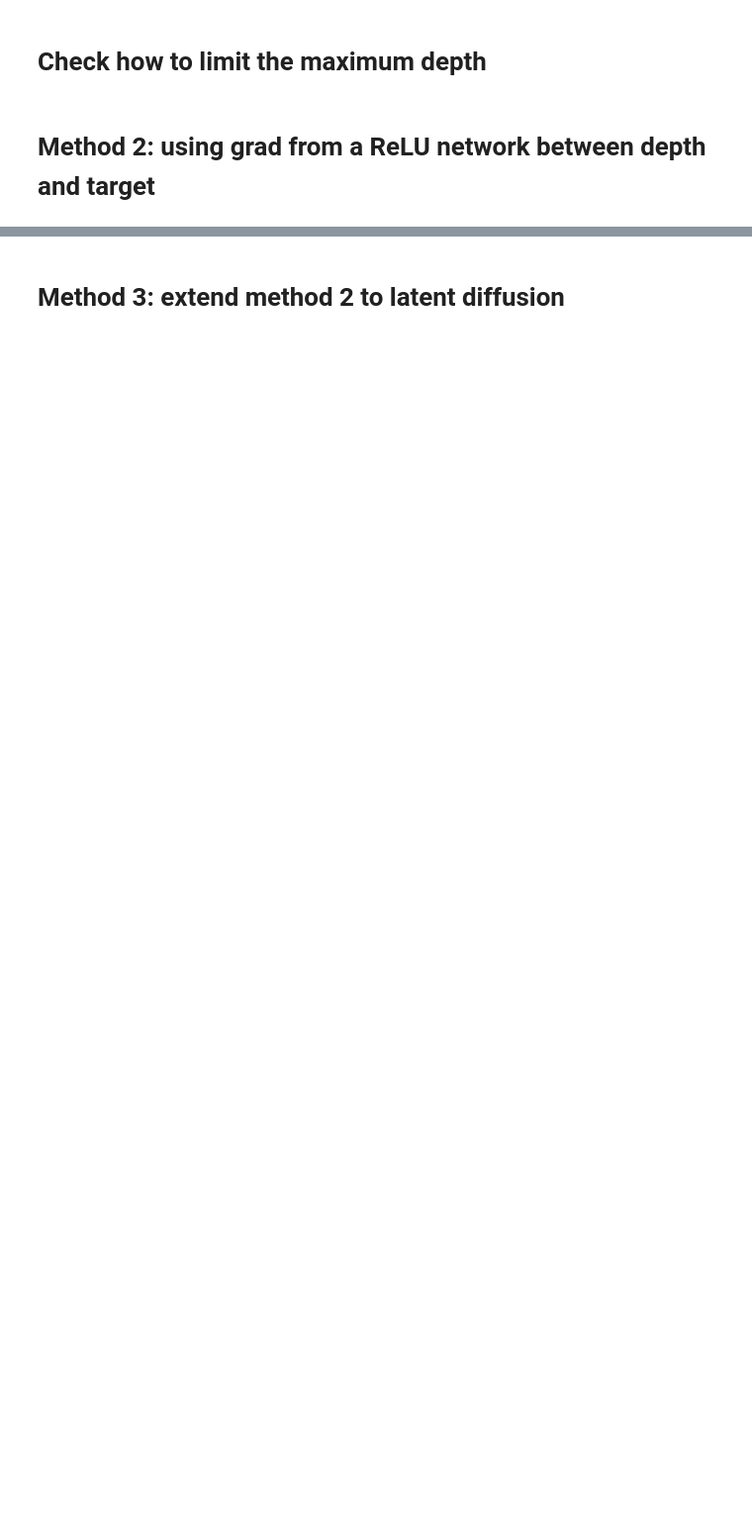
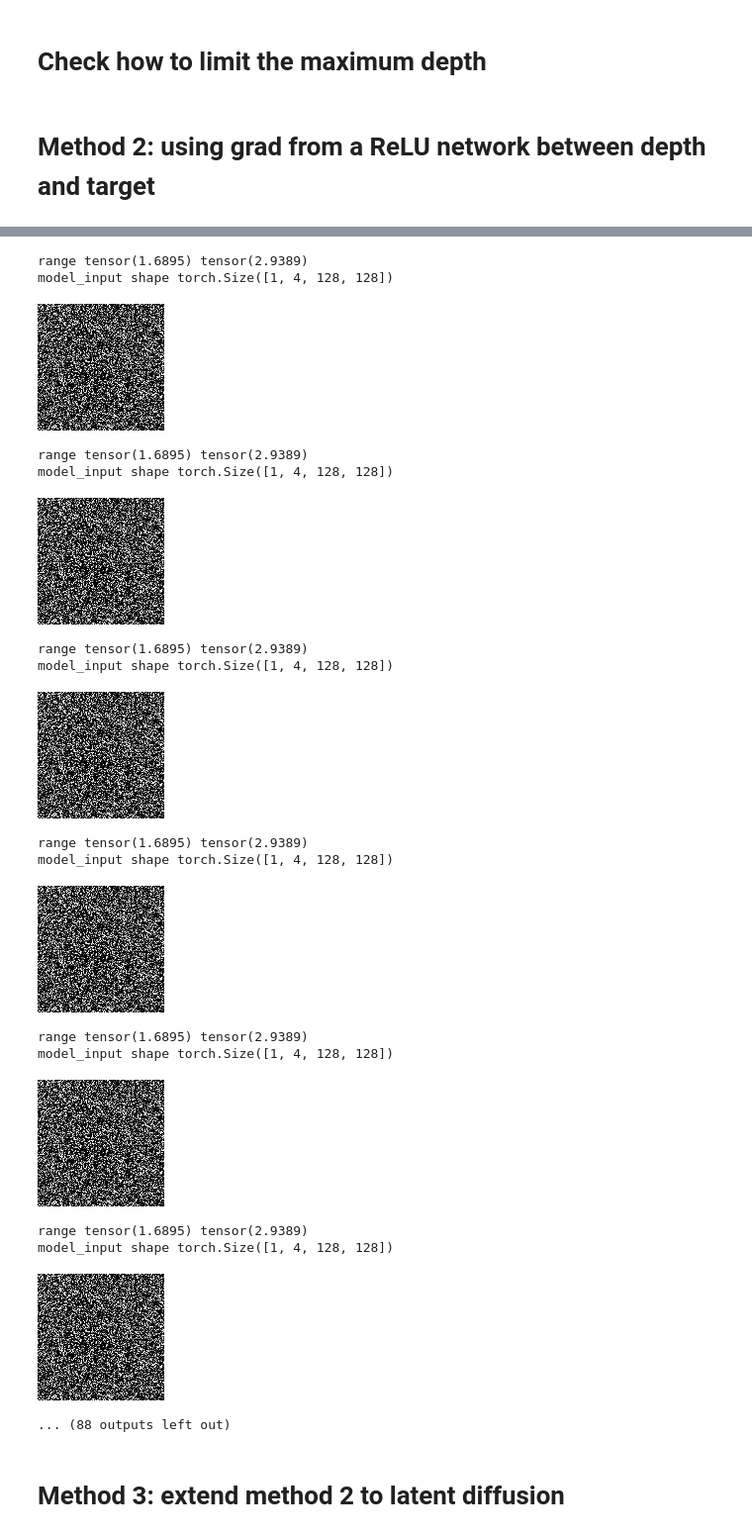
Before and after one commit to wukailu/latent-nerf, a Jupyter notebook: src/depth_limitation_method2.ipynb, the cells around one changed output, grey strips where cells are left out. Shown at 99% size. Saved outputs shown, nothing was run; the diff lists cells and outputs as text; code cells hidden in the pictures; blank space fills up the shorter version.

```diff
--- a/src/depth_limitation_method2.ipynb
+++ b/src/depth_limitation_method2.ipynb
@@ -160,3 +205,25 @@ rgbd.max(), rgbd.mean()
+# %%
+_ = run(seed=237, call_back=visual_depth_callback(rgbd)) # (H, W, 4)
+# %% [output]
+range tensor(1.6895) tensor(2.9389)
+model_input shape torch.Size([1, 4, 128, 128])
+[figure, added]
+range tensor(1.6895) tensor(2.9389)
+model_input shape torch.Size([1, 4, 128, 128])
+[figure, added]
+range tensor(1.6895) tensor(2.9389)
+model_input shape torch.Size([1, 4, 128, 128])
+[figure, added]
+range tensor(1.6895) tensor(2.9389)
+model_input shape torch.Size([1, 4, 128, 128])
+[figure, added]
+range tensor(1.6895) tensor(2.9389)
+model_input shape torch.Size([1, 4, 128, 128])
+[figure, added]
+range tensor(1.6895) tensor(2.9389)
+model_input shape torch.Size([1, 4, 128, 128])
+[figure, added]
+... (88 outputs left out)
 # %%
 def generate_depth_limit(rgbd):
     depths = rgbd[..., 3]
```
Also changed, not shown: parts of 6 cells of this notebook, 1 other file.
